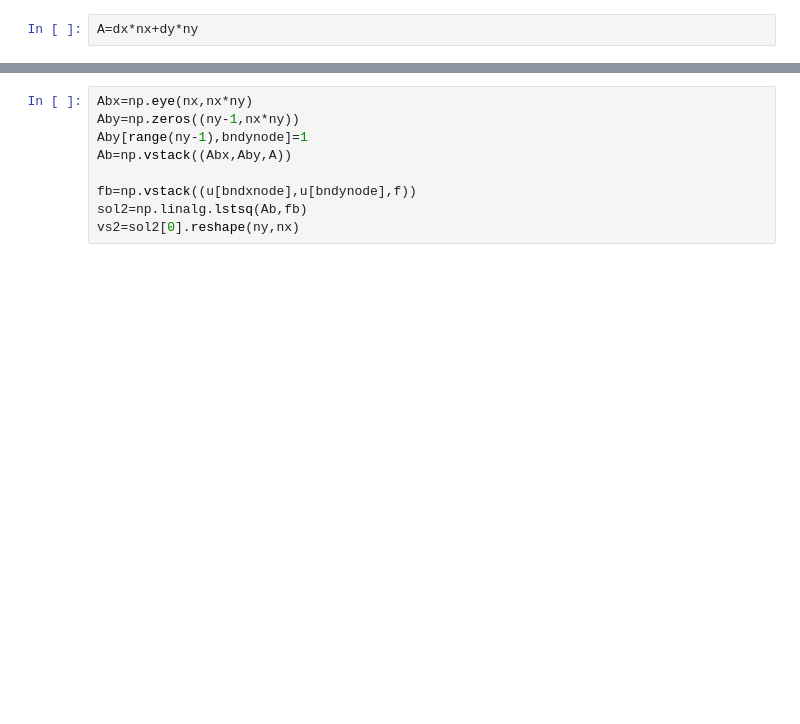
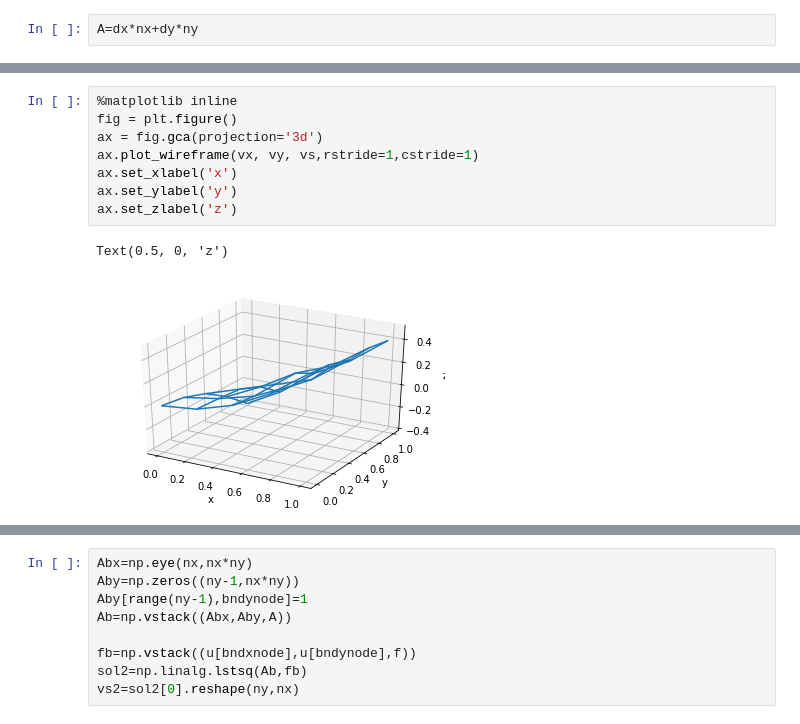
Before and after one commit to torhans/StudyGit, a Jupyter notebook: FDM.ipynb, the cells around one changed output, grey strips where cells are left out. Saved outputs shown, nothing was run; the diff lists cells and outputs as text; blank space fills up the shorter version.

```diff
--- a/FDM.ipynb
+++ b/FDM.ipynb
@@ -61,0 +175,11 @@ solerr=sol-((vx*vx-vx*vy+vy*vy/2).flatten()[freenode].reshape((nx-1)*(ny-1),1))
+# %%
+%matplotlib inline
+fig = plt.figure()
+ax = fig.gca(projection='3d')
+ax.plot_wireframe(vx, vy, vs,rstride=1,cstride=1)
+ax.set_xlabel('x')
+ax.set_ylabel('y')
+ax.set_zlabel('z')
+# %% [output]
+Text(0.5, 0, 'z')
+[figure, added]
```
Also changed, not shown: parts of 36 cells of this notebook, 12 other files.
